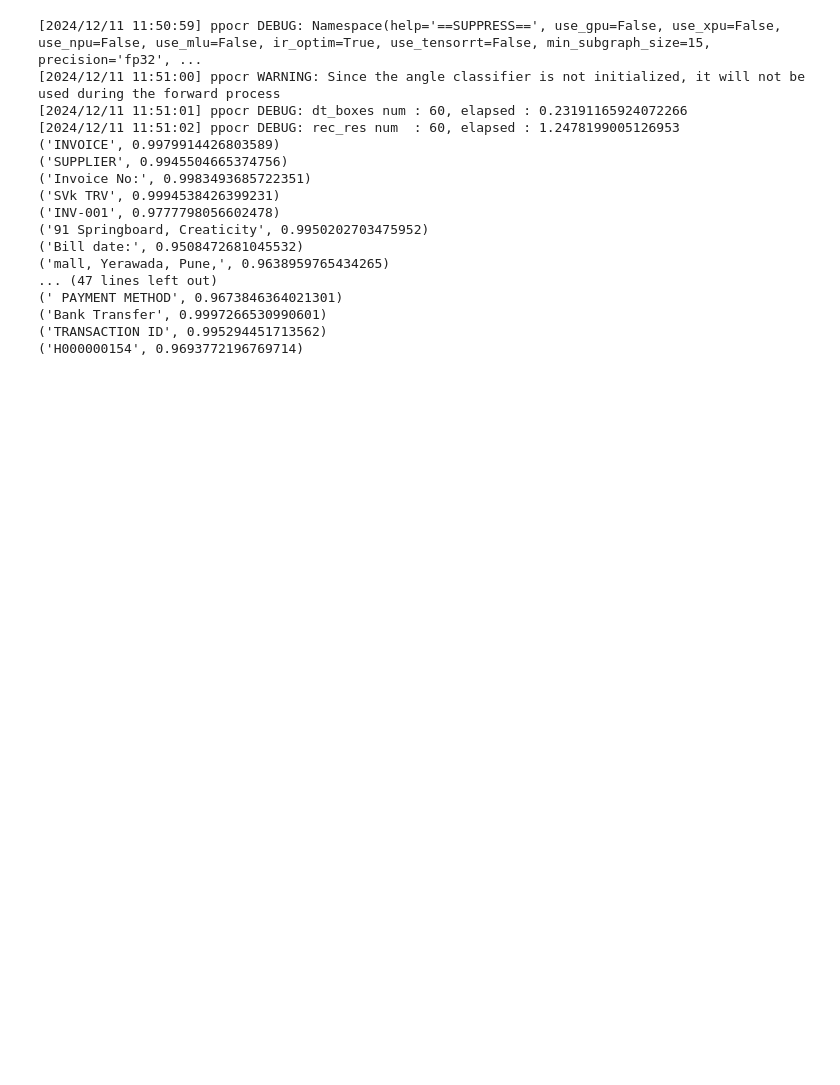
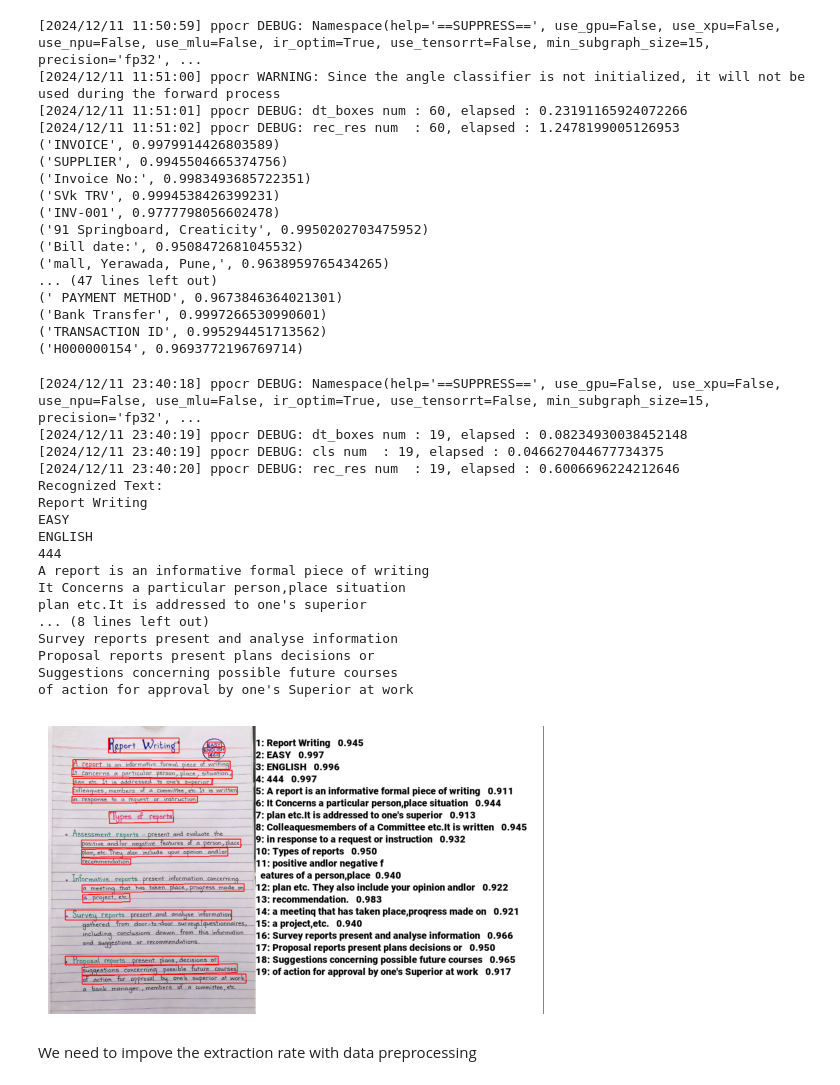
Before and after one commit to AvinashBhargav/Computer_Vision, a Jupyter notebook: OCR/paddleocr.ipynb, the cells around one changed output. Saved outputs shown, nothing was run; the diff lists cells and outputs as text; code cells hidden in the pictures; blank space fills up the shorter version.

Commit message:
updates paddleocr

```diff
--- a/OCR/paddleocr.ipynb
+++ b/OCR/paddleocr.ipynb
@@ -30,3 +30,58 @@ for line in result:
 ('Bank Transfer', 0.9997266530990601)
 ('TRANSACTION ID', 0.995294451713562)
 ('H000000154', 0.9693772196769714)
+# %%
+from paddleocr import PaddleOCR, draw_ocr
+from PIL import Image
+import matplotlib.pyplot as plt
+
+# Initialize the PaddleOCR model
+ocr = PaddleOCR(use_angle_cls=True, lang='en')
+
+# Path to the image file
+image_path = './data/Report writing.jpg'
+
+# Run OCR on the image
+results = ocr.ocr(image_path)
+
+# Print recognized text
+print("Recognized Text:")
+for line in results[0]:
+    print(line[1][0])
+
+# Optional: Visualize the results
+image = Image.open(image_path).convert('RGB')
+boxes = [line[0] for line in results[0]]
+texts = [line[1][0] for line in results[0]]
+scores = [line[1][1] for line in results[0]]
+
+font_path = './data/Roboto-Black.ttf'
+annotated_image = draw_ocr(image, boxes, texts, scores, font_path=font_path)
+
+annotated_image = Image.fromarray(annotated_image)
+
+# Display the annotated image
+plt.imshow(annotated_image)
+plt.axis('off')
+plt.show()
+# %% [output]
+[2024/12/11 23:40:18] ppocr DEBUG: Namespace(help='==SUPPRESS==', use_gpu=False, use_xpu=False, use_npu=False, use_mlu=False, ir_optim=True, use_tensorrt=False, min_subgraph_size=15, precision='fp32', ...
+[2024/12/11 23:40:19] ppocr DEBUG: dt_boxes num : 19, elapsed : 0.08234930038452148
+[2024/12/11 23:40:19] ppocr DEBUG: cls num  : 19, elapsed : 0.046627044677734375
+[2024/12/11 23:40:20] ppocr DEBUG: rec_res num  : 19, elapsed : 0.6006696224212646
+Recognized Text:
+Report Writing
+EASY
+ENGLISH
+444
+A report is an informative formal piece of writing
+It Concerns a particular person,place situation
+plan etc.It is addressed to one's superior
+... (8 lines left out)
+Survey reports present and analyse information
+Proposal reports present plans decisions or
+Suggestions concerning possible future courses
+of action for approval by one's Superior at work
+[figure, added]
+# %% [markdown]
+We need to impove the extraction rate with data preprocessing
```
